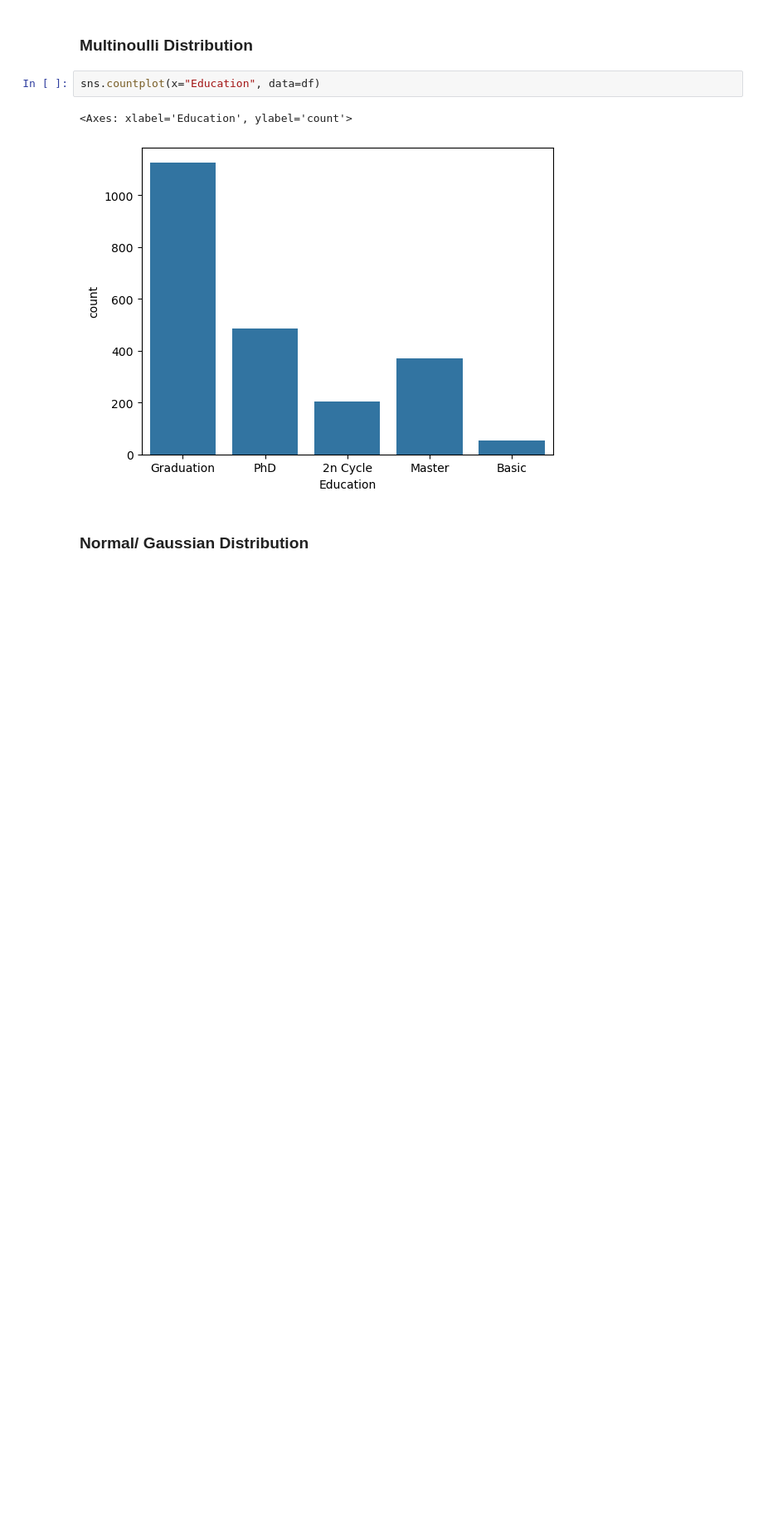
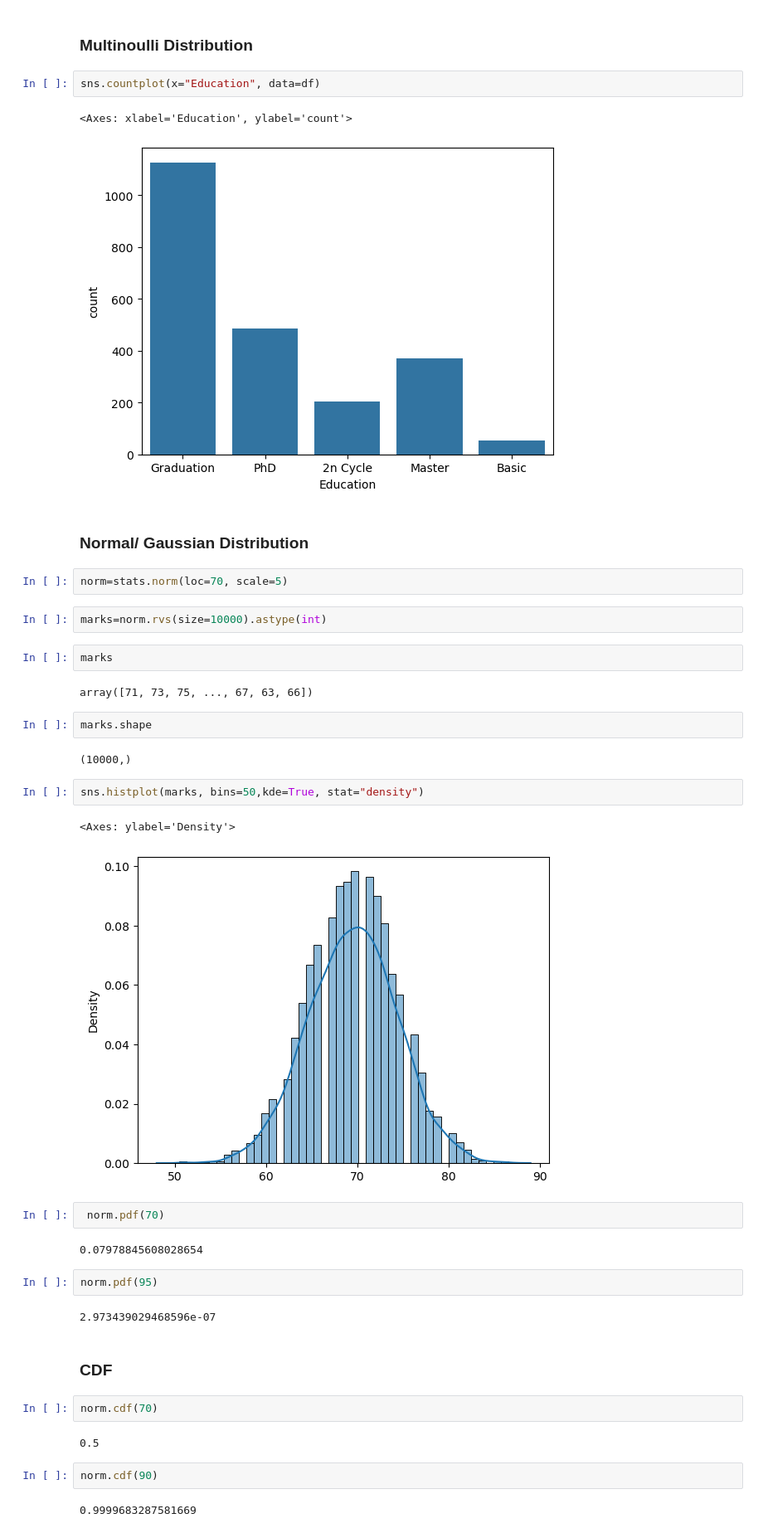
Before and after one commit to samienaseem/DataScience, a Jupyter notebook: Probablity_Distribution.ipynb, the cells around one changed output. Shown at 83% size. Saved outputs shown, nothing was run; the diff lists cells and outputs as text; blank space fills up the shorter version.

```diff
--- a/Probablity_Distribution.ipynb
+++ b/Probablity_Distribution.ipynb
@@ -110,3 +110,38 @@ sns.countplot(x="Education", data=df)
 [figure]
 # %% [markdown]
 ### Normal/ Gaussian Distribution
+# %%
+norm=stats.norm(loc=70, scale=5)
+# %%
+marks=norm.rvs(size=10000).astype(int)
+# %%
+marks
+# %% [output]
+array([71, 73, 75, ..., 67, 63, 66])
+# %%
+marks.shape
+# %% [output]
+(10000,)
+# %%
+sns.histplot(marks, bins=50,kde=True, stat="density")
+# %% [output]
+<Axes: ylabel='Density'>
+[figure, added]
+# %%
+ norm.pdf(70)
+# %% [output]
+0.07978845608028654
+# %%
+norm.pdf(95)
+# %% [output]
+2.973439029468596e-07
+# %% [markdown]
+### CDF
+# %%
+norm.cdf(70)
+# %% [output]
+0.5
+# %%
+norm.cdf(90)
+# %% [output]
+0.9999683287581669
```
Also changed, not shown: parts of 11 cells of this notebook.
